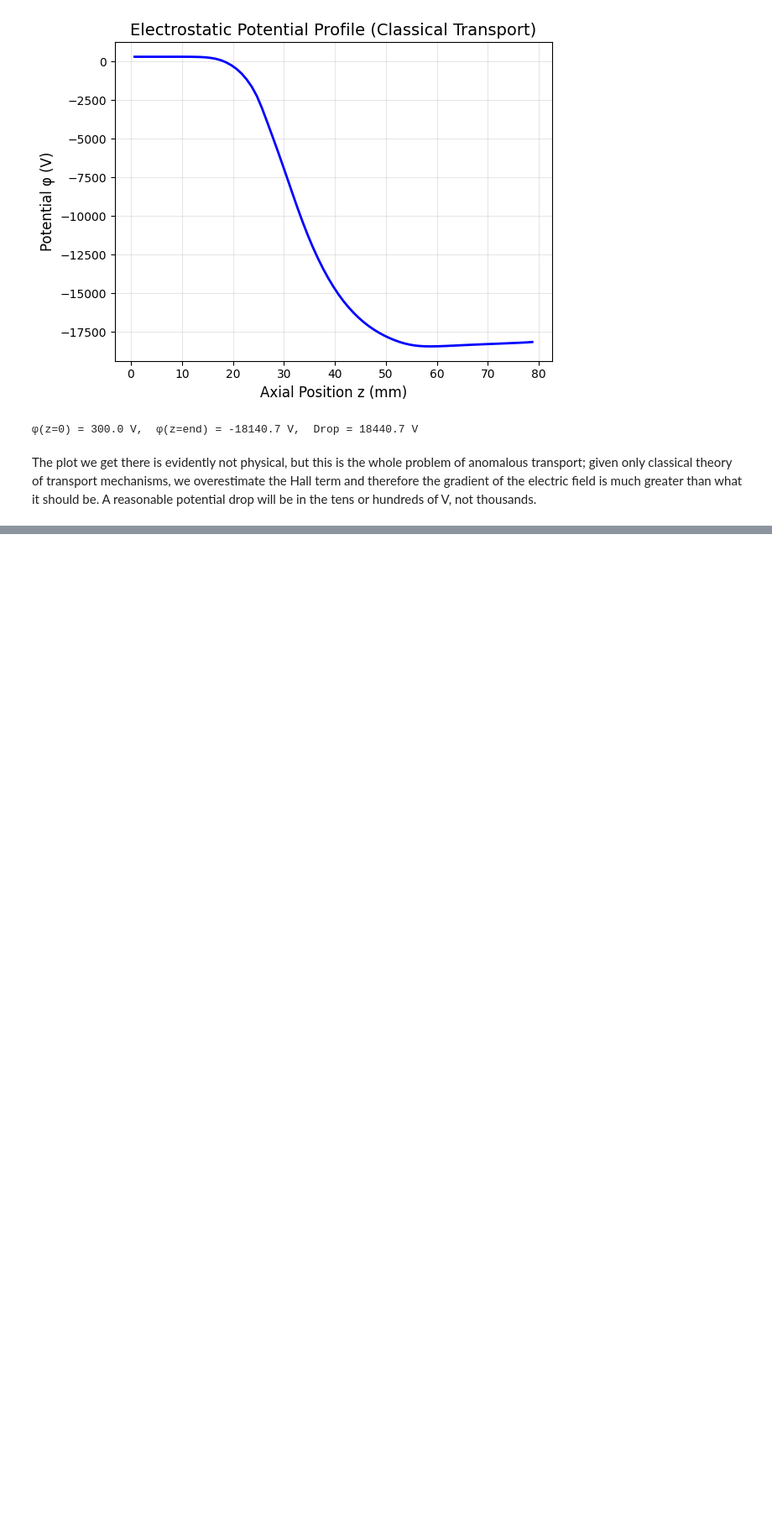
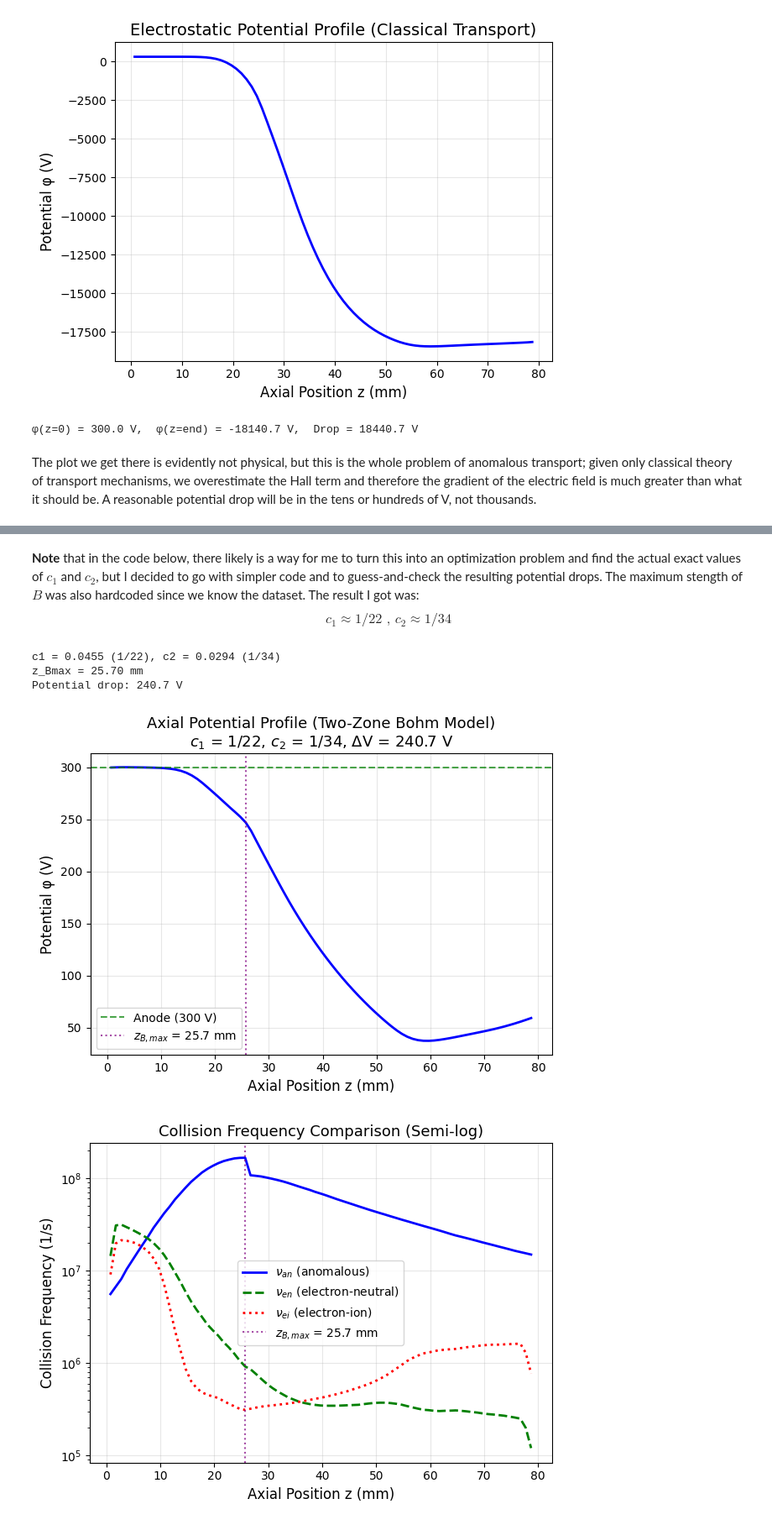
Before and after one commit to JayChen35/sugs, a Jupyter notebook: 536_electric_prop/hw_5.ipynb, the cells around one changed output, grey strips where cells are left out. Shown at 84% size. Saved outputs shown, nothing was run; the diff lists cells and outputs as text; code cells hidden in the pictures; blank space fills up the shorter version.

```diff
--- a/536_electric_prop/hw_5.ipynb
+++ b/536_electric_prop/hw_5.ipynb
@@ -809,0 +836,63 @@ The plot we get there is evidently not physical, but this is the whole problem o
+# %% [markdown]
+**Note** that in the code below, there likely is a way for me to turn this into an optimization problem and find the actual exact values of $c_1$ and $c_2$, but I decided to go with simpler code and to guess-and-check the resulting potential drops. The maximum stength of $B$ was also hardcoded since we know the dataset. The result I got was:
+$$
+\boxed{c_1 \approx 1/22\textrm{ , } c_2 \approx 1/34}
+$$
+# %%
+z = df['z(m)'].values
+n_e = df['ne (1/m^3)'].values
+T_e = df['Te (eV)'].values
+f_en = df['f_en (1/s)'].values
+f_ei = df['f_ei (1/s)'].values
+j_ez = df['jez (A/m^2)'].values
+B_r = interp1d(df_B['z_bfield (m)'], df_B['Br (T)'], fill_value='extrapolate')(z)
+
+omega_ce = e * B_r / m_e
+z_Bmax = z[np.argmax(B_r)]
+# Adjusted Bohm coefficients to achieve ~250 V drop
+c1 = 1/22  # Upstream
+c2 = 1/34  # Downstream
+
+# Two-zone anomalous collision frequency
+nu_an = np.where(z <= z_Bmax, c1 * omega_ce, c2 * omega_ce)
+omega_e = omega_ce / nu_an
+pressure_term = T_e * np.gradient(np.log(n_e), z) + np.gradient(T_e, z)
+resistive_hall_term = (m_e * nu_an / (e**2 * n_e)) * (1 + omega_e**2) * j_ez
+dphi_dz = pressure_term - resistive_hall_term
+phi = 300.0 + cumulative_trapezoid(dphi_dz, z, initial=0)
+
+print(f"z_Bmax = {z_Bmax*1000:.2f} mm")
+print(f"Potential drop: {phi[0] - phi[-1]:.1f} V")
+
+plt.figure()
+plt.plot(z * 1000, phi, 'b-', linewidth=2)
+plt.axhline(y=300, color='g', linestyle='--', alpha=0.7, label='Anode (300 V)')
+plt.axvline(x=z_Bmax*1000, color='purple', linestyle=':', alpha=0.7,
+            label=f'$z_{{B,max}}$ = {z_Bmax*1000:.1f} mm')
+plt.xlabel('Axial Position z (mm)', fontsize=12)
+plt.ylabel('Potential φ (V)', fontsize=12)
+plt.title(f'Axial Potential Profile (Two-Zone Bohm Model)\n$c_1$ = 1/{1/c1:.0f}, $c_2$ = 1/{1/c2:.0f}, ΔV = {phi[0]-phi[-1]:.1f} V', fontsize=13)
+plt.legend(fontsize=10)
+plt.grid(True, alpha=0.3)
+plt.tight_layout()
+plt.show()
+
+plt.figure()
+plt.semilogy(z * 1000, nu_an, 'b-', linewidth=2, label=r'$\nu_{an}$ (anomalous)')
+plt.semilogy(z * 1000, f_en, 'g--', linewidth=2, label=r'$\nu_{en}$ (electron-neutral)')
+plt.semilogy(z * 1000, f_ei, 'r:', linewidth=2, label=r'$\nu_{ei}$ (electron-ion)')
+plt.axvline(x=z_Bmax*1000, color='purple', linestyle=':', alpha=0.7,
+            label=f'$z_{{B,max}}$ = {z_Bmax*1000:.1f} mm')
+plt.xlabel('Axial Position z (mm)', fontsize=12)
+plt.ylabel('Collision Frequency (1/s)', fontsize=12)
+plt.title('Collision Frequency Comparison (Semi-log)', fontsize=13)
+plt.legend(fontsize=10)
+plt.grid(True, alpha=0.3)
+plt.tight_layout()
+plt.show()
+# %% [output]
+c1 = 0.0455 (1/22), c2 = 0.0294 (1/34)
+z_Bmax = 25.70 mm
+Potential drop: 240.7 V
+[figure, added]
+[figure, added]
```
Also changed, not shown: parts of 6 cells of this notebook, 2 other files.
